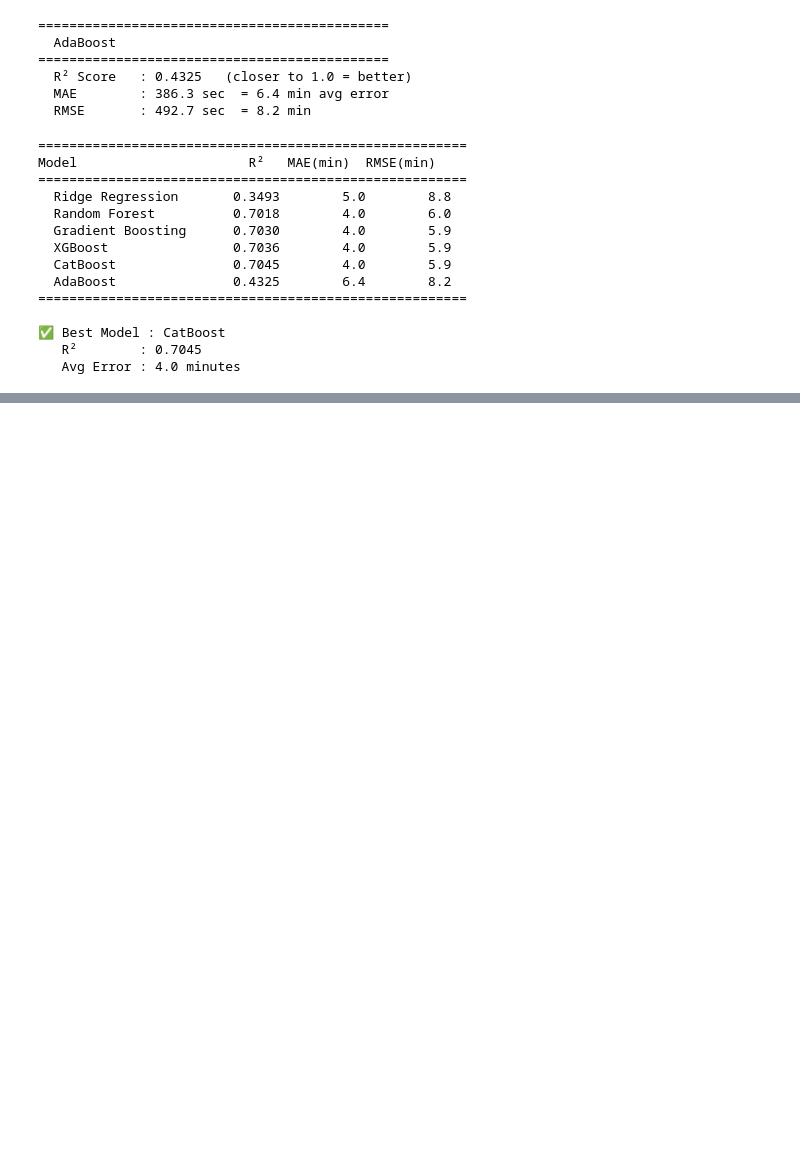
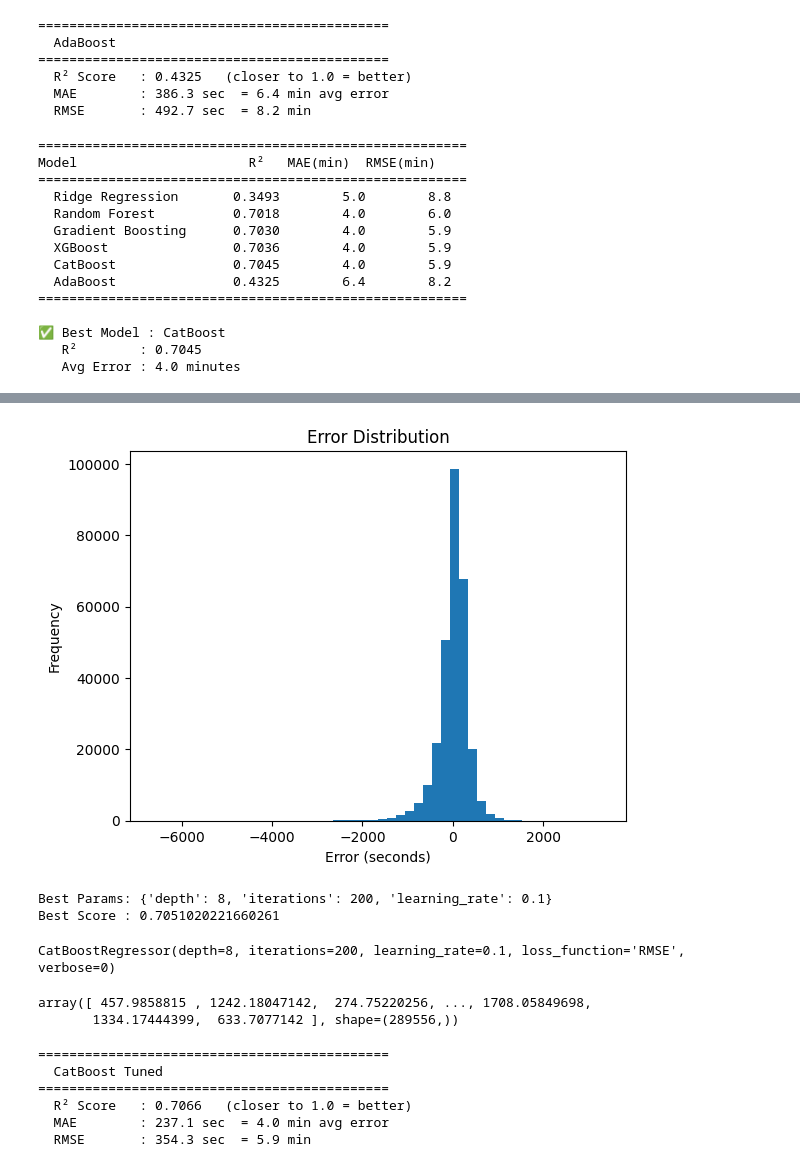
Before and after one commit to Gowri-Rukku/data-science, a Jupyter notebook: NYC/nycproject2.ipynb, the cells around one changed output, grey strips where cells are left out. Saved outputs shown, nothing was run; the diff lists cells and outputs as text; code cells hidden in the pictures; blank space fills up the shorter version.

```diff
--- a/NYC/nycproject2.ipynb
+++ b/NYC/nycproject2.ipynb
@@ -322,0 +393,61 @@ Model                      R²   MAE(min)  RMSE(min)
+# %%
+errors = y_pred_cat - y_test
+
+plt.figure()
+
+plt.hist(errors, bins=50)
+
+plt.xlabel("Error (seconds)")
+plt.ylabel("Frequency")
+plt.title("Error Distribution")
+
+plt.show()
+# %% [output]
+[figure, added]
+# %%
+from sklearn.model_selection import GridSearchCV
+from catboost import CatBoostRegressor
+
+model = CatBoostRegressor(verbose=0)
+
+param_grid = {
+    'iterations': [100, 200],
+    'depth': [4, 6, 8],
+    'learning_rate': [0.05, 0.1]
+}
+
+grid = GridSearchCV(
+    model,
+    param_grid,
+    cv=3,
+    scoring='r2',
+    n_jobs=-1
+)
+
+grid.fit(X_train, y_train)
+
+print("Best Params:", grid.best_params_)
+print("Best Score :", grid.best_score_)s
+# %% [output]
+Best Params: {'depth': 8, 'iterations': 200, 'learning_rate': 0.1}
+Best Score : 0.7051020221660261
+# %%
+best_model = grid.best_estimator_
+best_model
+# %% [output]
+CatBoostRegressor(depth=8, iterations=200, learning_rate=0.1, loss_function='RMSE', verbose=0)
+# %%
+y_pred = best_model.predict(X_test)
+y_pred
+# %% [output]
+array([ 457.9858815 , 1242.18047142,  274.75220256, ..., 1708.05849698,
+       1334.17444399,  633.7077142 ], shape=(289556,))
+# %%
+results_cat_tuned = evaluate(y_test, y_pred, "CatBoost Tuned")
+# %% [output]
+=============================================
+  CatBoost Tuned
+=============================================
+  R² Score   : 0.7066   (closer to 1.0 = better)
+  MAE        : 237.1 sec  = 4.0 min avg error
+  RMSE       : 354.3 sec  = 5.9 min
```
Also changed, not shown: parts of 14 cells of this notebook, 2 other files.
